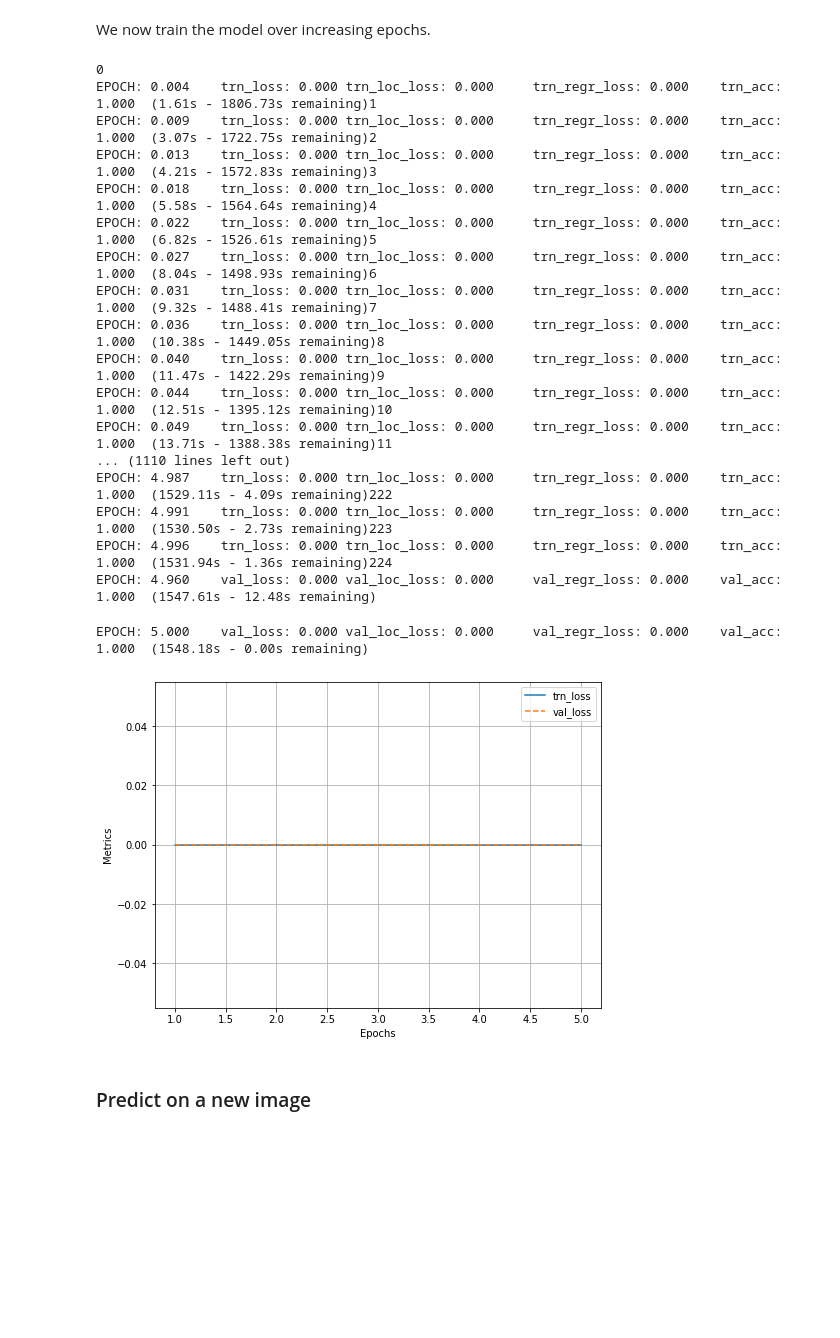
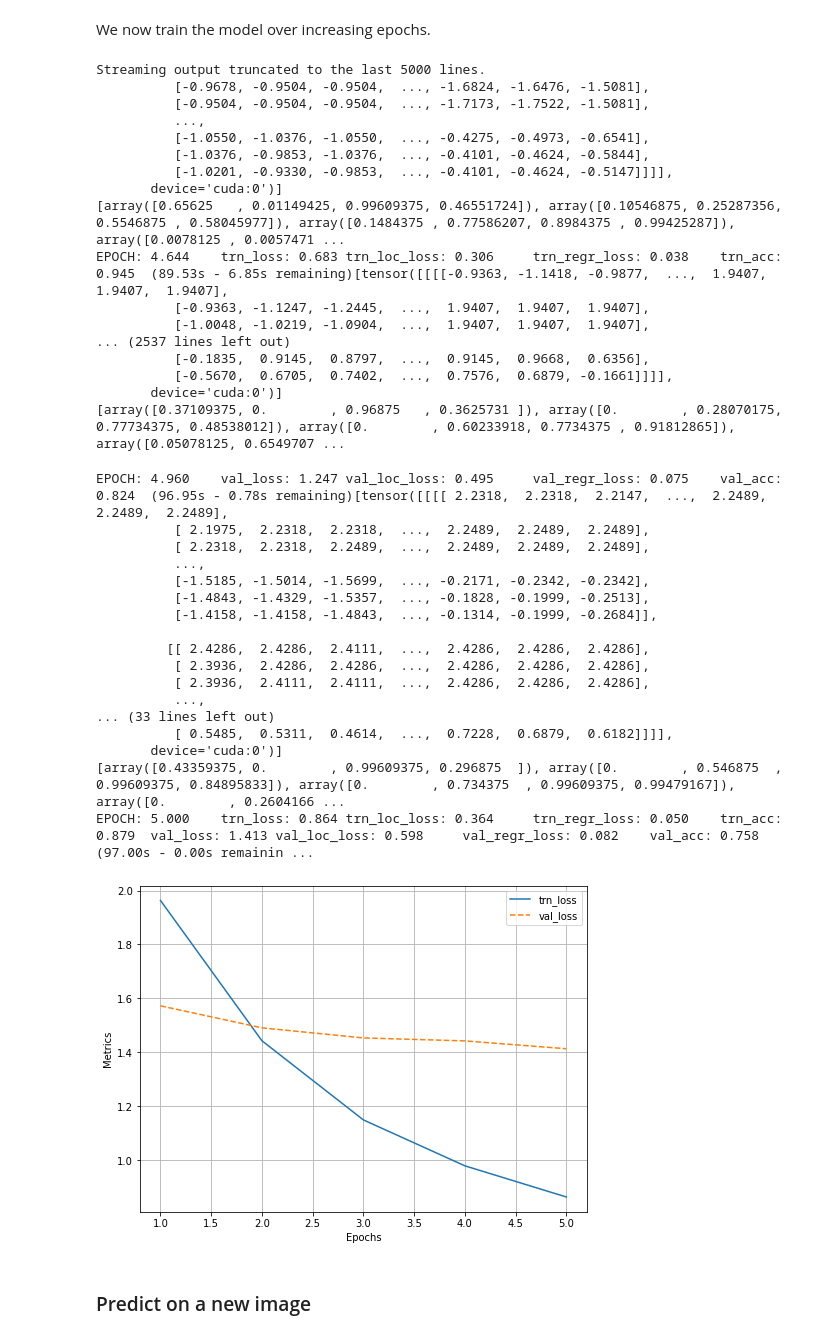
Before and after one commit to rahiakela/modern-computer-vision-with-pytorch, a Jupyter notebook: 7-basics-of-object-detection/3_training_fast_r_cnn_based_custom_object_detectors.ipynb, the cells around one changed output. Cells and saved outputs as stored; diff of their text form; code cells hidden in the pictures; blank space fills up the shorter version.

```diff
--- a/7-basics-of-object-detection/3_training_fast_r_cnn_based_custom_object_detectors.ipynb
+++ b/7-basics-of-object-detection/3_training_fast_r_cnn_based_custom_object_detectors.ipynb
@@ -447,9 +495,9 @@ class RCNN(nn.Module):
 # %%
 def train_batch(inputs, model, optimizer, criterion):
-  inputs, clazz, deltas = inputs
+  inputs, rois, rixs, clazz, deltas = inputs
   model.train()
   optimizer.zero_grad()
-  _clazz, _deltas = model(inputs)
+  _clazz, _deltas = model(inputs, rois, rixs)
   loss, loc_loss, regr_loss = criterion(_clazz, _deltas, clazz, deltas)
   accs = clazz == decode(_clazz)
   loss.backward()
@@ -459,21 +507,21 @@ def train_batch(inputs, model, optimizer, criterion):
 # %%
 @torch.no_grad()
 def validate_batch(inputs, model, criterion):
-  inputs, clazz, deltas = inputs
+  inputs, rois, rixs, clazz, deltas = inputs
   with torch.no_grad():
     model.eval()
-    _clazz, _deltas = model(inputs)
+    _clazz, _deltas = model(inputs, rois, rixs)
     loss, loc_loss, regr_loss = criterion(_clazz, _deltas, clazz, deltas)
-    _, _clazz = _clazz.max(-1)
+    _clazz = decode(_clazz)
     accs = clazz == _clazz
   return _clazz, _deltas, loss.detach(), loc_loss, regr_loss, accs.cpu().numpy()
 # %% [markdown]
 Now, let's create an object of the model, fetch the loss criterion, and then
 define the optimizer and the number of epochs:
 # %%
-rcnn = RCNN().to(device)
-criterion = rcnn.calculate_loss
-optimizer = optim.SGD(rcnn.parameters(), lr=1e-3)
+frcnn = FRCNN().to(device)
+criterion = frcnn.calculate_loss
+optimizer = optim.SGD(frcnn.parameters(), lr=1e-3)
 n_epochs = 5
 log = Report(n_epochs)
 # %% [markdown]
@@ -481,41 +529,58 @@ We now train the model over increasing epochs.
 # %%
 for epoch in range(n_epochs):
   _n = len(train_loader)
   for ix, inputs in enumerate(train_loader):
-    print(ix)
     #print(inputs.size())
-    loss, loc_loss, regr_loss, accs = train_batch(inputs, rcnn, optimizer, criterion)
+    loss, loc_loss, regr_loss, accs = train_batch(inputs, frcnn, optimizer, criterion)
     pos = (epoch + (ix + 1) / _n)
     log.record(pos, trn_loss=loss.item(), trn_loc_loss=loc_loss, trn_regr_loss=regr_loss, trn_acc=accs.mean(), end="\r")
 
   _n = len(test_loader)
   for ix, inputs in enumerate(test_loader):
-    _clazz, _deltas, loss, loc_loss, regr_loss, accs = validate_batch(inputs, rcnn, criterion)
+    _clazz, _deltas, loss, loc_loss, regr_loss, accs = validate_batch(inputs, frcnn, criterion)
     pos = (epoch + (ix + 1) / _n)
     log.record(pos, val_loss=loss.item(), val_loc_loss=loc_loss, val_regr_loss=regr_loss, val_acc=accs.mean(), end="\r")
 
+  log.report_avgs(epoch + 1)
+
 # Plotting training and validation metrics
 log.plot_epochs("trn_loss,val_loss".split(","))
 # %% [output]
-0
-EPOCH: 0.004    trn_loss: 0.000 trn_loc_loss: 0.000     trn_regr_loss: 0.000    trn_acc: 1.000  (1.61s - 1806.73s remaining)1
-EPOCH: 0.009    trn_loss: 0.000 trn_loc_loss: 0.000     trn_regr_loss: 0.000    trn_acc: 1.000  (3.07s - 1722.75s remaining)2
-EPOCH: 0.013    trn_loss: 0.000 trn_loc_loss: 0.000     trn_regr_loss: 0.000    trn_acc: 1.000  (4.21s - 1572.83s remaining)3
-EPOCH: 0.018    trn_loss: 0.000 trn_loc_loss: 0.000     trn_regr_loss: 0.000    trn_acc: 1.000  (5.58s - 1564.64s remaining)4
-EPOCH: 0.022    trn_loss: 0.000 trn_loc_loss: 0.000     trn_regr_loss: 0.000    trn_acc: 1.000  (6.82s - 1526.61s remaining)5
-EPOCH: 0.027    trn_loss: 0.000 trn_loc_loss: 0.000     trn_regr_loss: 0.000    trn_acc: 1.000  (8.04s - 1498.93s remaining)6
-EPOCH: 0.031    trn_loss: 0.000 trn_loc_loss: 0.000     trn_regr_loss: 0.000    trn_acc: 1.000  (9.32s - 1488.41s remaining)7
-EPOCH: 0.036    trn_loss: 0.000 trn_loc_loss: 0.000     trn_regr_loss: 0.000    trn_acc: 1.000  (10.38s - 1449.05s remaining)8
-EPOCH: 0.040    trn_loss: 0.000 trn_loc_loss: 0.000     trn_regr_loss: 0.000    trn_acc: 1.000  (11.47s - 1422.29s remaining)9
-EPOCH: 0.044    trn_loss: 0.000 trn_loc_loss: 0.000     trn_regr_loss: 0.000    trn_acc: 1.000  (12.51s - 1395.12s remaining)10
-EPOCH: 0.049    trn_loss: 0.000 trn_loc_loss: 0.000     trn_regr_loss: 0.000    trn_acc: 1.000  (13.71s - 1388.38s remaining)11
-... (1110 lines left out)
-EPOCH: 4.987    trn_loss: 0.000 trn_loc_loss: 0.000     trn_regr_loss: 0.000    trn_acc: 1.000  (1529.11s - 4.09s remaining)222
-EPOCH: 4.991    trn_loss: 0.000 trn_loc_loss: 0.000     trn_regr_loss: 0.000    trn_acc: 1.000  (1530.50s - 2.73s remaining)223
-EPOCH: 4.996    trn_loss: 0.000 trn_loc_loss: 0.000     trn_regr_loss: 0.000    trn_acc: 1.000  (1531.94s - 1.36s remaining)224
-EPOCH: 4.960    val_loss: 0.000 val_loc_loss: 0.000     val_regr_loss: 0.000    val_acc: 1.000  (1547.61s - 12.48s remaining)
+Streaming output truncated to the last 5000 lines.
+          [-0.9678, -0.9504, -0.9504,  ..., -1.6824, -1.6476, -1.5081],
+          [-0.9504, -0.9504, -0.9504,  ..., -1.7173, -1.7522, -1.5081],
+          ...,
+          [-1.0550, -1.0376, -1.0550,  ..., -0.4275, -0.4973, -0.6541],
+          [-1.0376, -0.9853, -1.0376,  ..., -0.4101, -0.4624, -0.5844],
+          [-1.0201, -0.9330, -0.9853,  ..., -0.4101, -0.4624, -0.5147]]]],
+       device='cuda:0')]
+[array([0.65625   , 0.01149425, 0.99609375, 0.46551724]), array([0.10546875, 0.25287356, 0.5546875 , 0.58045977]), array([0.1484375 , 0.77586207, 0.8984375 , 0.99425287]), array([0.0078125 , 0.0057471 ...
+EPOCH: 4.644    trn_loss: 0.683 trn_loc_loss: 0.306     trn_regr_loss: 0.038    trn_acc: 0.945  (89.53s - 6.85s remaining)[tensor([[[[-0.9363, -1.1418, -0.9877,  ...,  1.9407,  1.9407,  1.9407],
+          [-0.9363, -1.1247, -1.2445,  ...,  1.9407,  1.9407,  1.9407],
+          [-1.0048, -1.0219, -1.0904,  ...,  1.9407,  1.9407,  1.9407],
+... (2537 lines left out)
+          [-0.1835,  0.9145,  0.8797,  ...,  0.9145,  0.9668,  0.6356],
+          [-0.5670,  0.6705,  0.7402,  ...,  0.7576,  0.6879, -0.1661]]]],
+       device='cuda:0')]
+[array([0.37109375, 0.        , 0.96875   , 0.3625731 ]), array([0.        , 0.28070175, 0.77734375, 0.48538012]), array([0.        , 0.60233918, 0.7734375 , 0.91812865]), array([0.05078125, 0.6549707 ...
-EPOCH: 5.000    val_loss: 0.000 val_loc_loss: 0.000     val_regr_loss: 0.000    val_acc: 1.000  (1548.18s - 0.00s remaining)
+EPOCH: 4.960    val_loss: 1.247 val_loc_loss: 0.495     val_regr_loss: 0.075    val_acc: 0.824  (96.95s - 0.78s remaining)[tensor([[[[ 2.2318,  2.2318,  2.2147,  ...,  2.2489,  2.2489,  2.2489],
+          [ 2.1975,  2.2318,  2.2318,  ...,  2.2489,  2.2489,  2.2489],
+          [ 2.2318,  2.2318,  2.2489,  ...,  2.2489,  2.2489,  2.2489],
+          ...,
+          [-1.5185, -1.5014, -1.5699,  ..., -0.2171, -0.2342, -0.2342],
+          [-1.4843, -1.4329, -1.5357,  ..., -0.1828, -0.1999, -0.2513],
+          [-1.4158, -1.4158, -1.4843,  ..., -0.1314, -0.1999, -0.2684]],
+
+         [[ 2.4286,  2.4286,  2.4111,  ...,  2.4286,  2.4286,  2.4286],
+          [ 2.3936,  2.4286,  2.4286,  ...,  2.4286,  2.4286,  2.4286],
+          [ 2.3936,  2.4111,  2.4111,  ...,  2.4286,  2.4286,  2.4286],
+          ...,
+... (33 lines left out)
+          [ 0.5485,  0.5311,  0.4614,  ...,  0.7228,  0.6879,  0.6182]]]],
+       device='cuda:0')]
+[array([0.43359375, 0.        , 0.99609375, 0.296875  ]), array([0.        , 0.546875  , 0.99609375, 0.84895833]), array([0.        , 0.734375  , 0.99609375, 0.99479167]), array([0.        , 0.2604166 ...
+EPOCH: 5.000    trn_loss: 0.864 trn_loc_loss: 0.364     trn_regr_loss: 0.050    trn_acc: 0.879  val_loss: 1.413 val_loc_loss: 0.598     val_regr_loss: 0.082    val_acc: 0.758  (97.00s - 0.00s remainin ...
-[figure, old version]
+[figure, new version]
 # %% [markdown]
 ### Predict on a new image
 # %% [markdown]
```
Also changed, not shown: parts of 12 cells of this notebook.
